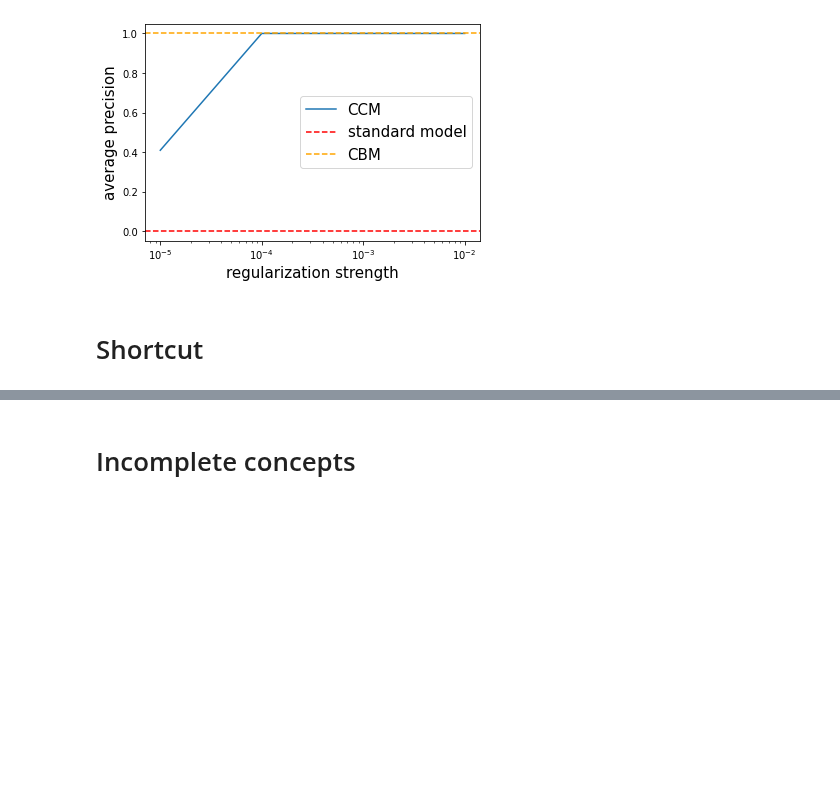
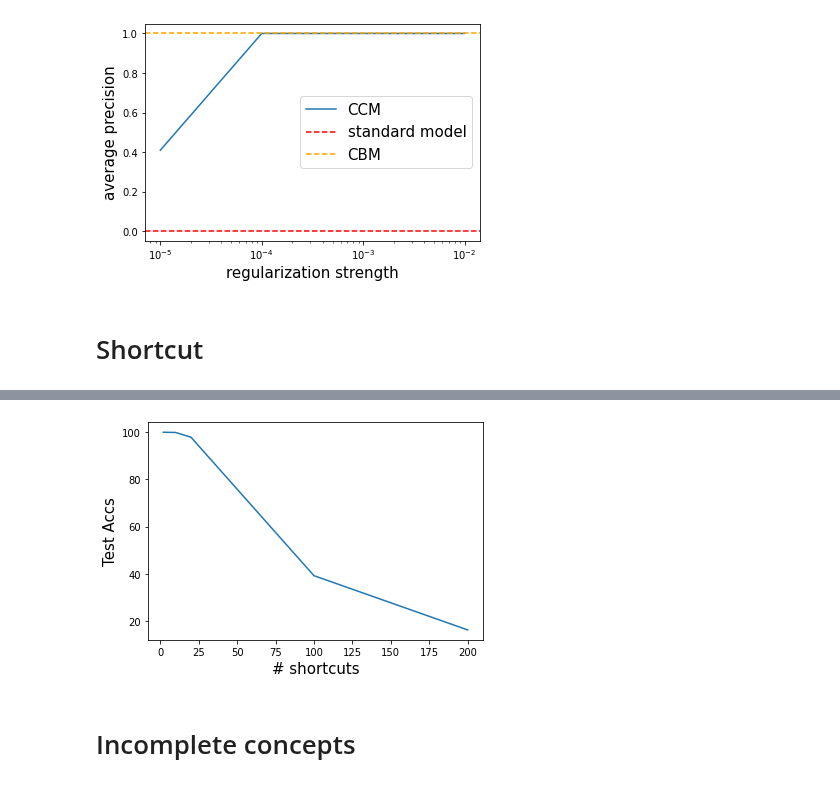
Before and after one commit to nathanwang000/ConceptCredibleModel, a Jupyter notebook: notebooks/birds_standard.ipynb, the cells around one changed output, grey strips where cells are left out. Drawn from its saved outputs; the diff is of its cells as text; code cells hidden in the pictures; blank space fills up the shorter version.

```diff
--- a/notebooks/birds_standard.ipynb
+++ b/notebooks/birds_standard.ipynb
@@ -266,3 +272,11 @@ image size: torch.Size([299, 299, 3])
+# %%
+n_shortcuts_accs = [(2, 100), (10, 99.9), (20, 97.9), (100, 39.2), (200, 16.2)]
+plt.plot(list(map(lambda x: x[0], n_shortcuts_accs)), list(map(lambda x: x[1], n_shortcuts_accs)))
+plt.ylabel('Test Accs', fontsize=15)
+plt.xlabel('# shortcuts', fontsize=15)
+plt.show()
+# %% [output]
+[figure, added]
 # %% [markdown]
 # Incomplete concepts
 # %%
```
Also changed, not shown: parts of 1 cell of this notebook, 3 other files.
